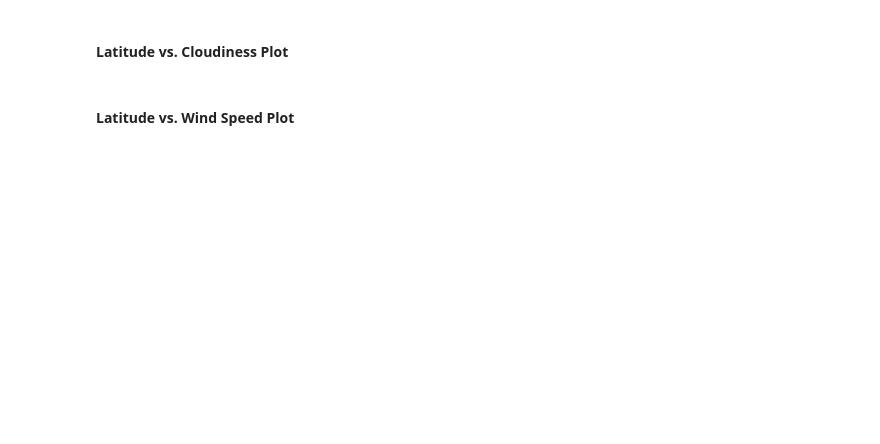
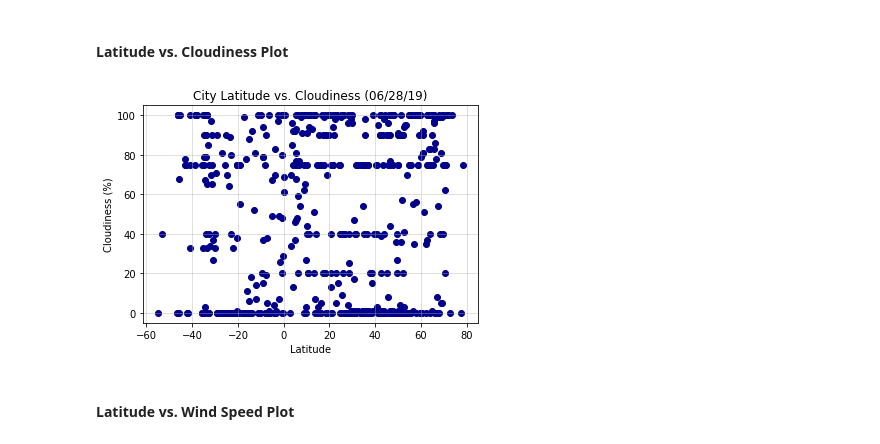
Before and after one commit to brycenolan1/pythonapi_hw6, a Jupyter notebook: WeatherPy_hw_solved.ipynb, the cells around one changed output. Saved outputs shown, nothing was run; the diff lists cells and outputs as text; code cells hidden in the pictures; blank space fills up the shorter version.

```diff
--- a/WeatherPy_hw_solved.ipynb
+++ b/WeatherPy_hw_solved.ipynb
@@ -126,4 +218,23 @@ print(f"==============================")
 # %% [markdown]
 #### Latitude vs. Cloudiness Plot
+# %%
+# define x, y, and area for each city type
+x_lat = np.array(city_weather_df["Lat"])
+y_cloud = np.array(city_weather_df["Cloudiness"])
+
+# build scatter plots for each city type
+plt.scatter(x_lat, y_cloud, marker="o", facecolor="darkblue", edgecolors="darkblue", alpha=1)
+
+# label graph
+plt.xlabel("Latitude")
+plt.ylabel("Cloudiness (%)")
+plt.title("City Latitude vs. Cloudiness (06/28/19)")
+plt.grid(alpha = 0.5)
+
+# show plot
+plt.savefig("lat_vs_clouds.png")
+plt.show()
+# %% [output]
+[figure, added]
 # %% [markdown]
 #### Latitude vs. Wind Speed Plot
```
Also changed, not shown: parts of 11 cells of this notebook, 5 other files.
